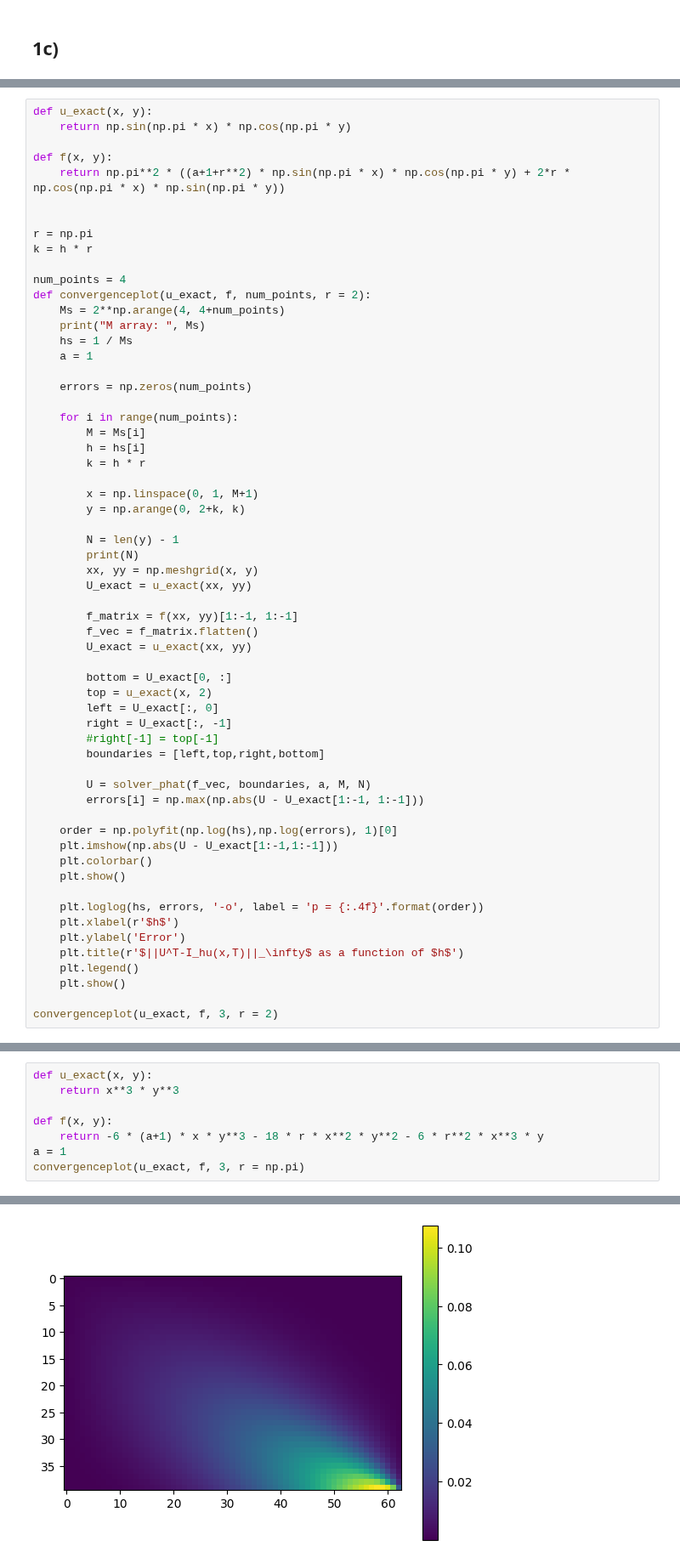
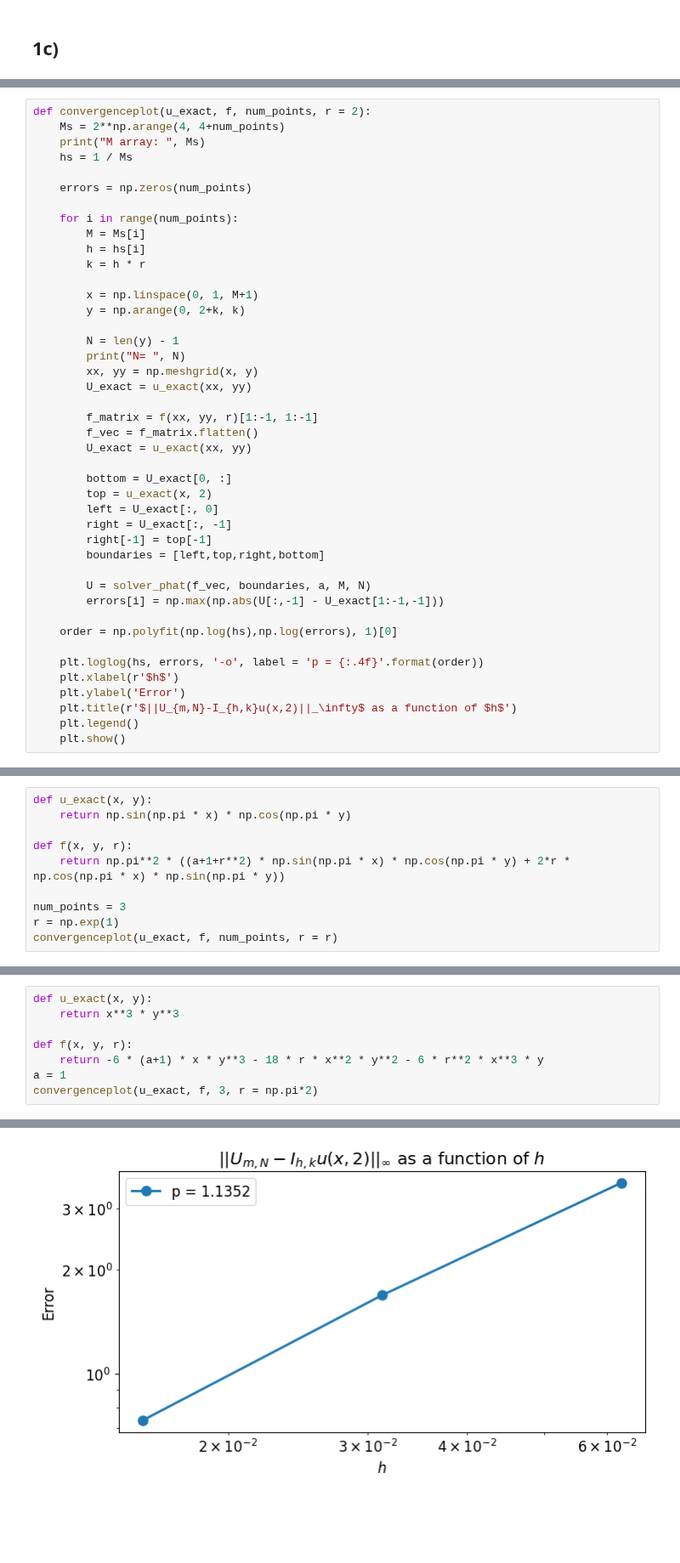
Before and after one commit to aledha/TMA4212-NumDiffDiff, a Jupyter notebook: Project 1/Proj1_code.ipynb, the cells around one changed output, grey strips where cells are left out. Shown at 85% size. Saved outputs shown, nothing was run; the diff lists cells and outputs as text; blank space fills up the shorter version.

```diff
--- a/Project 1/Proj1_code.ipynb
+++ b/Project 1/Proj1_code.ipynb
@@ -378,22 +293,10 @@ def solver_phat(f, boundaries, a, M, N=M):
     U = U_vec.reshape((N-1, M-1))
     return U
 # %%
-def u_exact(x, y):
-    return np.sin(np.pi * x) * np.cos(np.pi * y)
-
-def f(x, y):
-    return np.pi**2 * ((a+1+r**2) * np.sin(np.pi * x) * np.cos(np.pi * y) + 2*r * np.cos(np.pi * x) * np.sin(np.pi * y))
-
-
-r = np.pi
-k = h * r
-
-num_points = 4
 def convergenceplot(u_exact, f, num_points, r = 2):
     Ms = 2**np.arange(4, 4+num_points)
     print("M array: ", Ms)
     hs = 1 / Ms
-    a = 1
 
     errors = np.zeros(num_points)
 
@@ -406,11 +309,11 @@ def convergenceplot(u_exact, f, num_points, r = 2):
         y = np.arange(0, 2+k, k)
 
         N = len(y) - 1
-        print(N)
+        print("N= ", N)
         xx, yy = np.meshgrid(x, y)
         U_exact = u_exact(xx, yy)
 
-        f_matrix = f(xx, yy)[1:-1, 1:-1]
+        f_matrix = f(xx, yy, r)[1:-1, 1:-1]
         f_vec = f_matrix.flatten()
         U_exact = u_exact(xx, yy)
 
@@ -418,22 +321,17 @@ def convergenceplot(u_exact, f, num_points, r = 2):
         top = u_exact(x, 2)
         left = U_exact[:, 0]
         right = U_exact[:, -1]
-        #right[-1] = top[-1]
+        right[-1] = top[-1]
         boundaries = [left,top,right,bottom]
 
         U = solver_phat(f_vec, boundaries, a, M, N)
-        errors[i] = np.max(np.abs(U - U_exact[1:-1, 1:-1]))
+        errors[i] = np.max(np.abs(U[:,-1] - U_exact[1:-1,-1]))
 
     order = np.polyfit(np.log(hs),np.log(errors), 1)[0]
-    plt.imshow(np.abs(U - U_exact[1:-1,1:-1]))
-    plt.colorbar()
-    plt.show()
 
     plt.loglog(hs, errors, '-o', label = 'p = {:.4f}'.format(order))
     plt.xlabel(r'$h$')
     plt.ylabel('Error')
-    plt.title(r'$||U^T-I_hu(x,T)||_\infty$ as a function of $h$')
+    plt.title(r'$||U_{m,N}-I_{h,k}u(x,2)||_\infty$ as a function of $h$')
     plt.legend()
     plt.show()
-
-convergenceplot(u_exact, f, 3, r = 2)
@@ -446,0 +338,10 @@ M array:  [16 32 64]
+# %%
+def u_exact(x, y):
+    return np.sin(np.pi * x) * np.cos(np.pi * y)
+
+def f(x, y, r):
+    return np.pi**2 * ((a+1+r**2) * np.sin(np.pi * x) * np.cos(np.pi * y) + 2*r * np.cos(np.pi * x) * np.sin(np.pi * y))
+
+num_points = 3
+r = np.exp(1)
+convergenceplot(u_exact, f, num_points, r = r)
@@ -448,9 +355,9 @@ M array:  [16 32 64]
 def u_exact(x, y):
     return x**3 * y**3
 
-def f(x, y):
+def f(x, y, r):
     return -6 * (a+1) * x * y**3 - 18 * r * x**2 * y**2 - 6 * r**2 * x**3 * y
 a = 1
-convergenceplot(u_exact, f, 3, r = np.pi)
+convergenceplot(u_exact, f, 3, r = np.pi*2)
 # %% [output]
 M array:  [16 32 64]
@@ -460 +367 @@ M array:  [16 32 64]
-[figure, old version]
+[figure, new version]
```
Also changed, not shown: parts of 18 cells of this notebook.
